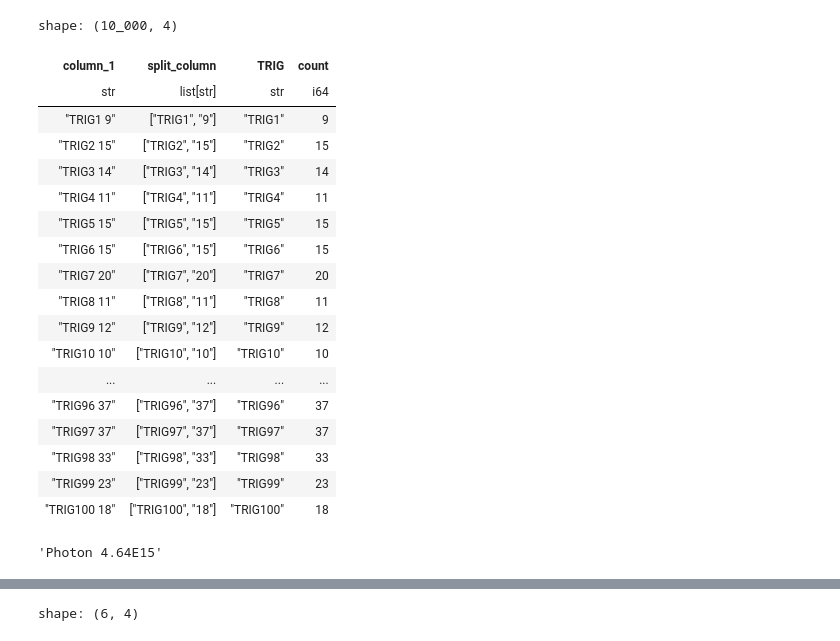
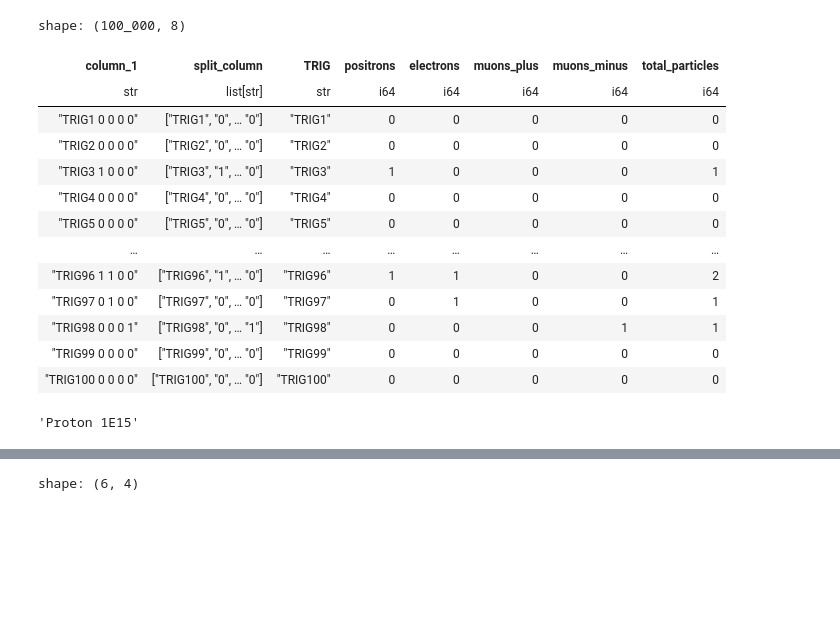
Before and after one commit to lucas-orfei/mestrado, a Jupyter notebook: array_10x10.ipynb, the cells around one changed output, grey strips where cells are left out. Saved outputs shown, nothing was run; the diff lists cells and outputs as text; code cells hidden in the pictures; blank space fills up the shorter version.

```diff
--- a/array_10x10.ipynb
+++ b/array_10x10.ipynb
@@ -6,40 +6,43 @@ import seaborn as sns
 # %%
 # Leitura do arquivo
 
-arquivo = 'photon4.64E15_array'
+arquivo = 'tratados_10x10det/proton/proton1E15_array'
 
 df = pl.read_csv(arquivo, has_header= False).filter(pl.col('column_1').str.contains('TRIG'))
 
 df = df.with_columns(pl.col("column_1").str.split(" ").alias("split_column"))
 df = df.with_columns(pl.col("split_column").list.get(0).alias("TRIG"))
-df = df.with_columns(pl.col("split_column").list.get(1).cast(pl.Int64).alias("count"))
+df = df.with_columns(pl.col("split_column").list.get(1).cast(pl.Int64).alias("positrons"))
+df = df.with_columns(pl.col("split_column").list.get(2).cast(pl.Int64).alias("electrons"))
+df = df.with_columns(pl.col("split_column").list.get(3).cast(pl.Int64).alias("muons_plus"))
+df = df.with_columns(pl.col("split_column").list.get(4).cast(pl.Int64).alias("muons_minus"))
+df = df.with_columns(
+    (pl.col("positrons") + pl.col("electrons") + pl.col("muons_plus") + pl.col("muons_minus")).alias("total_particles")
+)
 
 df
 # %% [output]
-shape: (10_000, 4)
+shape: (100_000, 8)
-| column_1 | split_column | TRIG | count |
-| str | list[str] | str | i64 |
-| "TRIG1 9" | ["TRIG1", "9"] | "TRIG1" | 9 |
-| "TRIG2 15" | ["TRIG2", "15"] | "TRIG2" | 15 |
-| "TRIG3 14" | ["TRIG3", "14"] | "TRIG3" | 14 |
-| "TRIG4 11" | ["TRIG4", "11"] | "TRIG4" | 11 |
-| "TRIG5 15" | ["TRIG5", "15"] | "TRIG5" | 15 |
-| "TRIG6 15" | ["TRIG6", "15"] | "TRIG6" | 15 |
-| "TRIG7 20" | ["TRIG7", "20"] | "TRIG7" | 20 |
-| "TRIG8 11" | ["TRIG8", "11"] | "TRIG8" | 11 |
-| "TRIG9 12" | ["TRIG9", "12"] | "TRIG9" | 12 |
-| "TRIG10 10" | ["TRIG10", "10"] | "TRIG10" | 10 |
-| ... | ... | ... | ... |
-| "TRIG96 37" | ["TRIG96", "37"] | "TRIG96" | 37 |
-| "TRIG97 37" | ["TRIG97", "37"] | "TRIG97" | 37 |
-| "TRIG98 33" | ["TRIG98", "33"] | "TRIG98" | 33 |
-| "TRIG99 23" | ["TRIG99", "23"] | "TRIG99" | 23 |
-| "TRIG100 18" | ["TRIG100", "18"] | "TRIG100" | 18 |
+| column_1 | split_column | TRIG | positrons | electrons | muons_plus | muons_minus | total_particles |
+| str | list[str] | str | i64 | i64 | i64 | i64 | i64 |
+| "TRIG1 0 0 0 0" | ["TRIG1", "0", … "0"] | "TRIG1" | 0 | 0 | 0 | 0 | 0 |
+| "TRIG2 0 0 0 0" | ["TRIG2", "0", … "0"] | "TRIG2" | 0 | 0 | 0 | 0 | 0 |
+| "TRIG3 1 0 0 0" | ["TRIG3", "1", … "0"] | "TRIG3" | 1 | 0 | 0 | 0 | 1 |
+| "TRIG4 0 0 0 0" | ["TRIG4", "0", … "0"] | "TRIG4" | 0 | 0 | 0 | 0 | 0 |
+| "TRIG5 0 0 0 0" | ["TRIG5", "0", … "0"] | "TRIG5" | 0 | 0 | 0 | 0 | 0 |
+| … | … | … | … | … | … | … | … |
+| "TRIG96 1 1 0 0" | ["TRIG96", "1", … "0"] | "TRIG96" | 1 | 1 | 0 | 0 | 2 |
+| "TRIG97 0 1 0 0" | ["TRIG97", "0", … "0"] | "TRIG97" | 0 | 1 | 0 | 0 | 1 |
+| "TRIG98 0 0 0 1" | ["TRIG98", "0", … "1"] | "TRIG98" | 0 | 0 | 0 | 1 | 1 |
+| "TRIG99 0 0 0 0" | ["TRIG99", "0", … "0"] | "TRIG99" | 0 | 0 | 0 | 0 | 0 |
+| "TRIG100 0 0 0 0" | ["TRIG100", "0", … "0"] | "TRIG100" | 0 | 0 | 0 | 0 | 0 |
 # %%
 import re
 def formatar_string(s):
 
-    match = re.match(r'([a-zA-Z]+)([0-9]+(?:\.[0-9]+)?[Ee][0-9]+)', s)
+    nome_arquivo = s.split('/')[-1]
+
+    match = re.match(r'([a-zA-Z]+)([0-9]+(?:\.[0-9]+)?[Ee][0-9]+)', nome_arquivo)
 
     if match:
 
@@ -48,12 +51,12 @@ def formatar_string(s):
 
         return f'{palavra} {numero}'
     else:
-        return s
+        return nome_arquivo
 
 name = formatar_string(arquivo)
 name
 # %% [output]
-'Photon 4.64E15'
+'Proton 1E15'
 # %%
 # Transformação das contagens de partículas em listas e na média de contagens
 
```
Also changed, not shown: parts of 9 cells of this notebook.
